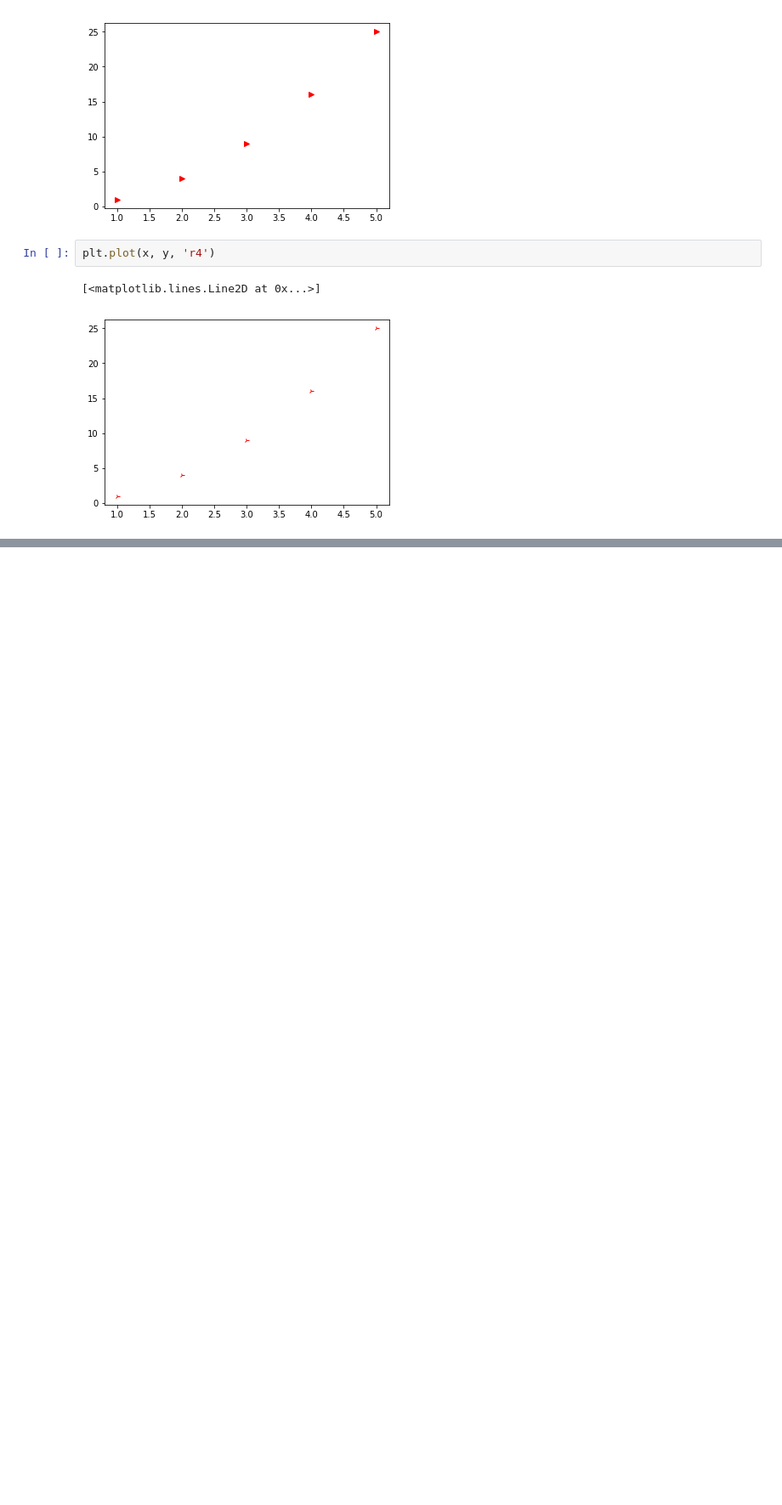
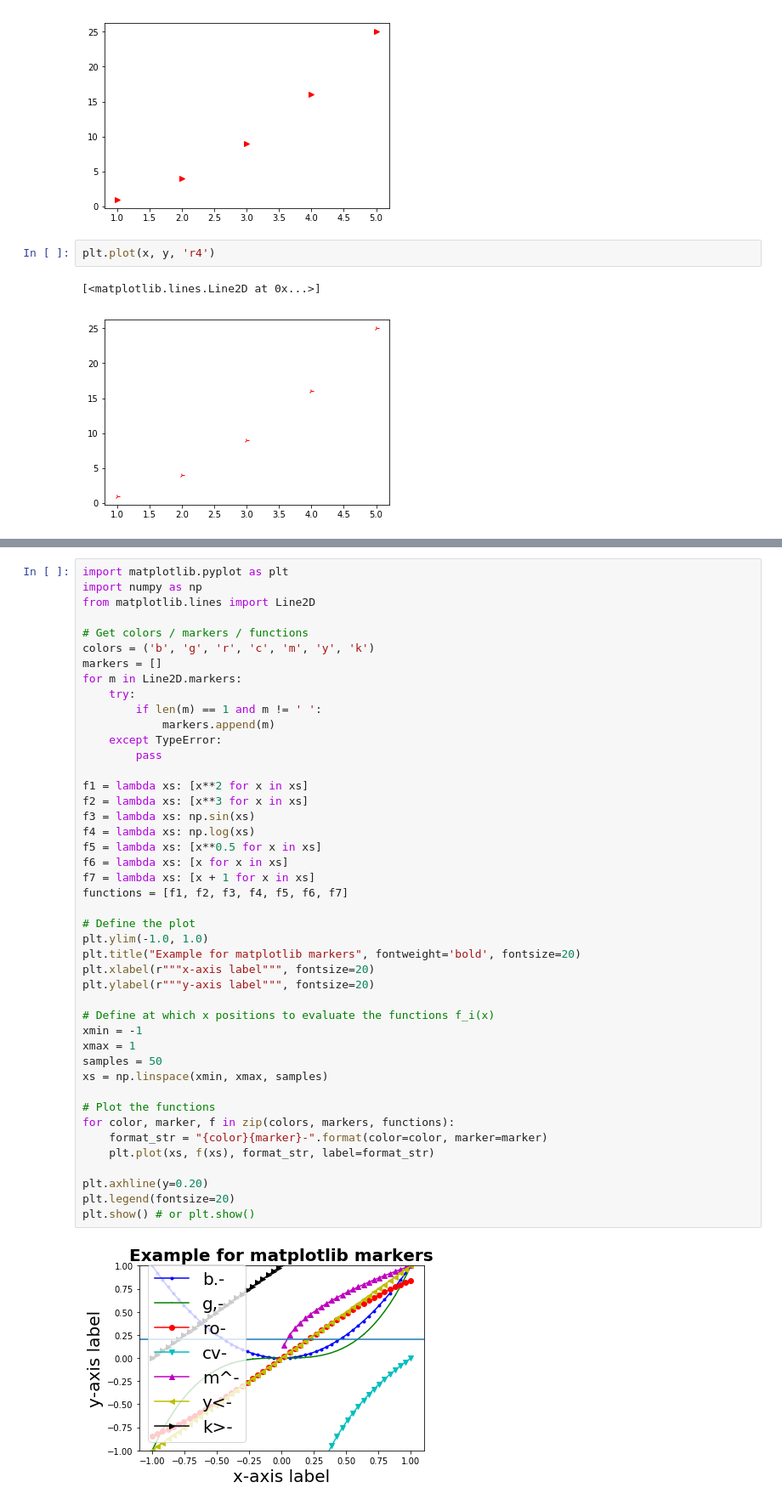
Before and after one commit to zerosum99/python_matplotlib, a Jupyter notebook: matplotlib 110_선그래프 마커 알아보기.ipynb, the cells around one changed output, grey strips where cells are left out. Shown: that part at 85% size. Drawn from its saved outputs; the diff is of its cells as text; blank space fills up the shorter version.

```diff
--- a/matplotlib 110_선그래프 마커 알아보기.ipynb
+++ b/matplotlib 110_선그래프 마커 알아보기.ipynb
@@ -136,0 +167,46 @@ plt.plot(x, y, 'r4')
+# %%
+import matplotlib.pyplot as plt
+import numpy as np
+from matplotlib.lines import Line2D
+
+# Get colors / markers / functions
+colors = ('b', 'g', 'r', 'c', 'm', 'y', 'k')
+markers = []
+for m in Line2D.markers:
+    try:
+        if len(m) == 1 and m != ' ':
+            markers.append(m)
+    except TypeError:
+        pass
+
+f1 = lambda xs: [x**2 for x in xs]
+f2 = lambda xs: [x**3 for x in xs]
+f3 = lambda xs: np.sin(xs)
+f4 = lambda xs: np.log(xs)
+f5 = lambda xs: [x**0.5 for x in xs]
+f6 = lambda xs: [x for x in xs]
+f7 = lambda xs: [x + 1 for x in xs]
+functions = [f1, f2, f3, f4, f5, f6, f7]
+
+# Define the plot
+plt.ylim(-1.0, 1.0)
+plt.title("Example for matplotlib markers", fontweight='bold', fontsize=20)
+plt.xlabel(r"""x-axis label""", fontsize=20)
+plt.ylabel(r"""y-axis label""", fontsize=20)
+
+# Define at which x positions to evaluate the functions f_i(x)
+xmin = -1
+xmax = 1
+samples = 50
+xs = np.linspace(xmin, xmax, samples)
+
+# Plot the functions
+for color, marker, f in zip(colors, markers, functions):
+    format_str = "{color}{marker}-".format(color=color, marker=marker)
+    plt.plot(xs, f(xs), format_str, label=format_str)
+
+plt.axhline(y=0.20)
+plt.legend(fontsize=20)
+plt.show() # or plt.show()
+# %% [output]
+[figure, added]
```
Also changed, not shown: parts of 2 cells of this notebook, 1 other file.
